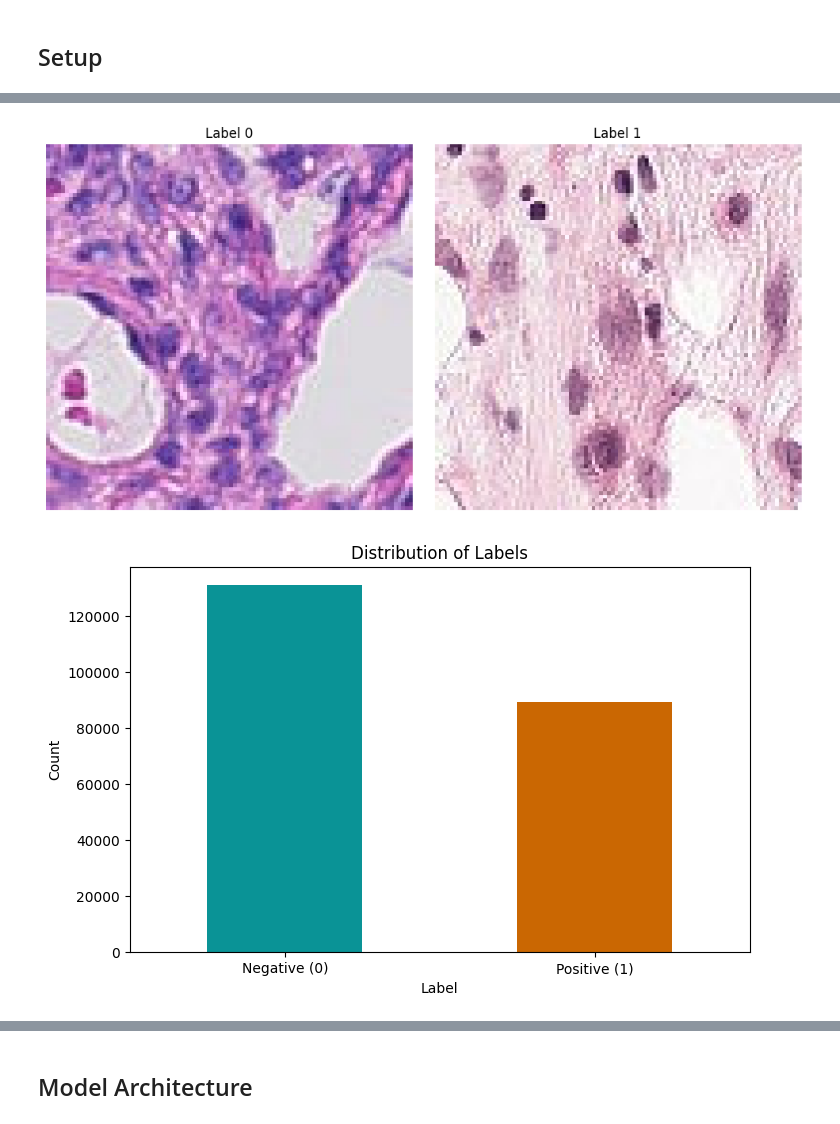
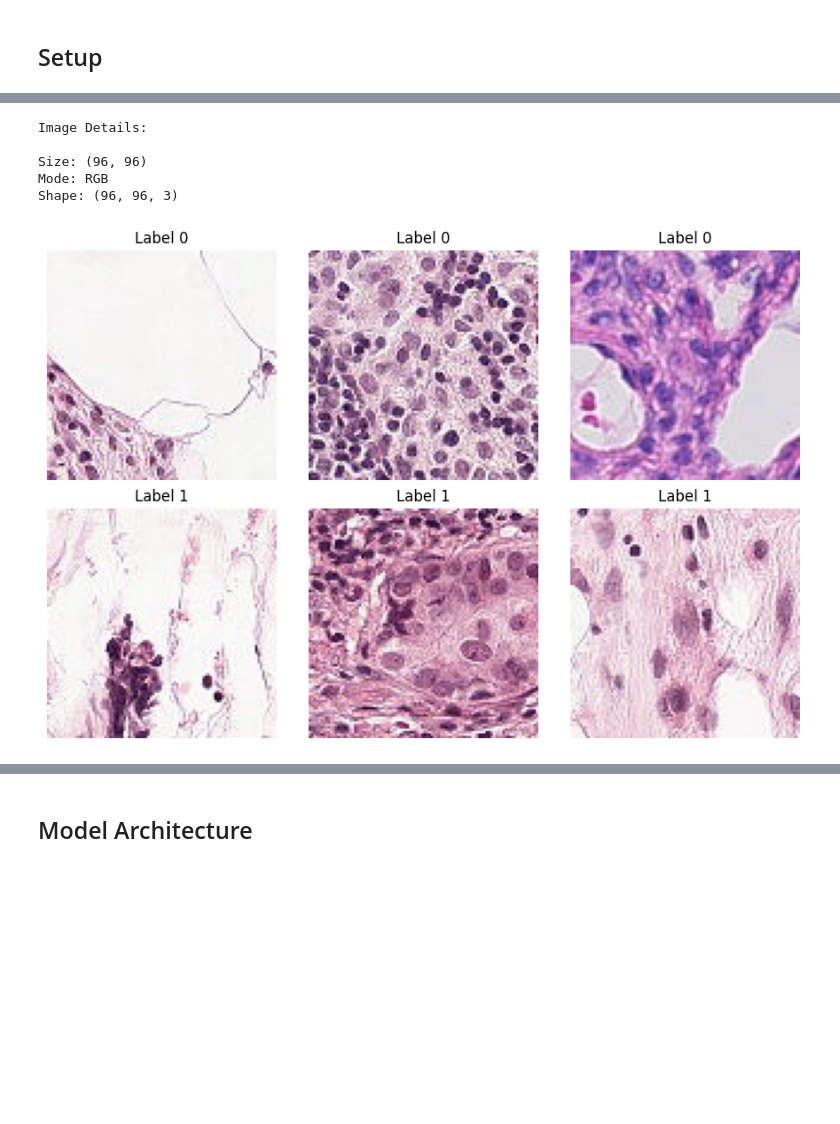
Before and after one commit to jollyjerr/cnn_cancer_detection, a Jupyter notebook: project.ipynb, the cells around one changed output, grey strips where cells are left out. Saved outputs shown, nothing was run; the diff lists cells and outputs as text; code cells hidden in the pictures; blank space fills up the shorter version.

```diff
--- a/project.ipynb
+++ b/project.ipynb
@@ -69,29 +95,34 @@ dtype: int64
+# %%
+img = Image.open("train/" + os.listdir("train")[40])
+
+print(
+    f"Image Details:\n\nSize: {img.size}\nMode: {img.mode}\nShape: {np.array(img).shape}"
+)
+# %% [output]
+Image Details:
+
+Size: (96, 96)
+Mode: RGB
+Shape: (96, 96, 3)
 # %%
-idx = 2
-id_0 = train_labels[train_labels["label"] == 0].iloc[idx]["id"]
-id_1 = train_labels[train_labels["label"] == 1].iloc[idx]["id"]
-image_0 = mpimg.imread(f"train/{id_0}.tif")
-image_1 = mpimg.imread(f"train/{id_1}.tif")
+fig, axes = plt.subplots(2, 3, figsize=(9, 6))
 
-fig, axes = plt.subplots(1, 2, figsize=(10, 5))
-axes[0].imshow(image_0)
-axes[0].set_title("Label 0")
-axes[0].axis("off")
-axes[1].imshow(image_1)
-axes[1].set_title("Label 1")
-axes[1].axis("off")
+for i in range(3):
+    id_0 = train_labels[train_labels["label"] == 0].iloc[i]["id"]
+    id_1 = train_labels[train_labels["label"] == 1].iloc[i]["id"]
+
+    image_0 = mpimg.imread(f"train/{id_0}.tif")
+    image_1 = mpimg.imread(f"train/{id_1}.tif")
+
+    axes[0, i].imshow(image_0)
+    axes[0, i].set_title(f"Label 0")
+    axes[0, i].axis("off")
+
+    axes[1, i].imshow(image_1)
+    axes[1, i].set_title(f"Label 1")
+    axes[1, i].axis("off")
 
 plt.tight_layout()
 plt.show()
 # %% [output]
-[figure, old version]
+[figure, new version]
-# %%
-label_distribution = train_labels["label"].value_counts()
-label_distribution.plot(kind="bar", color=colors, figsize=(8, 5))
-plt.title("Distribution of Labels")
-plt.xlabel("Label")
-plt.ylabel("Count")
-plt.xticks(ticks=[0, 1], labels=["Negative (0)", "Positive (1)"], rotation=0)
-plt.show()
-# %% [output]
-[figure, removed]
```
Also changed, not shown: parts of 10 cells of this notebook.
